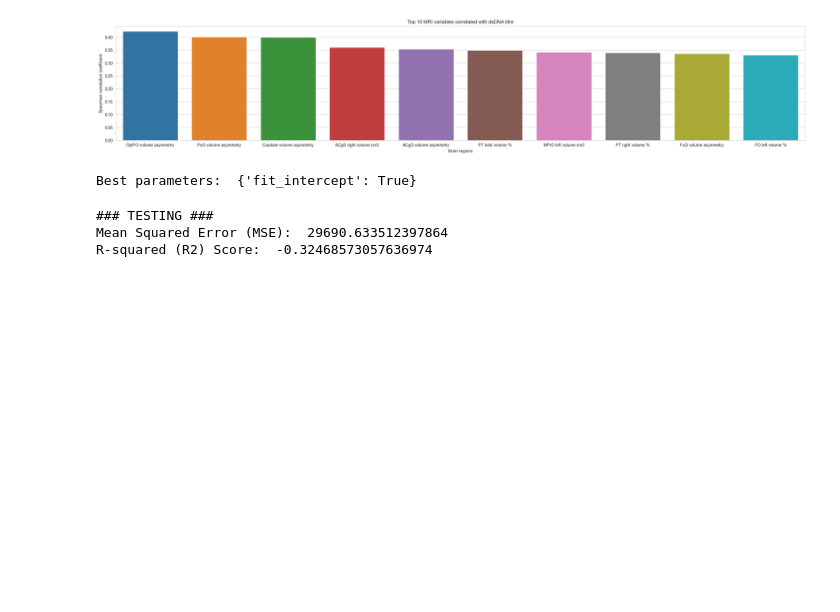
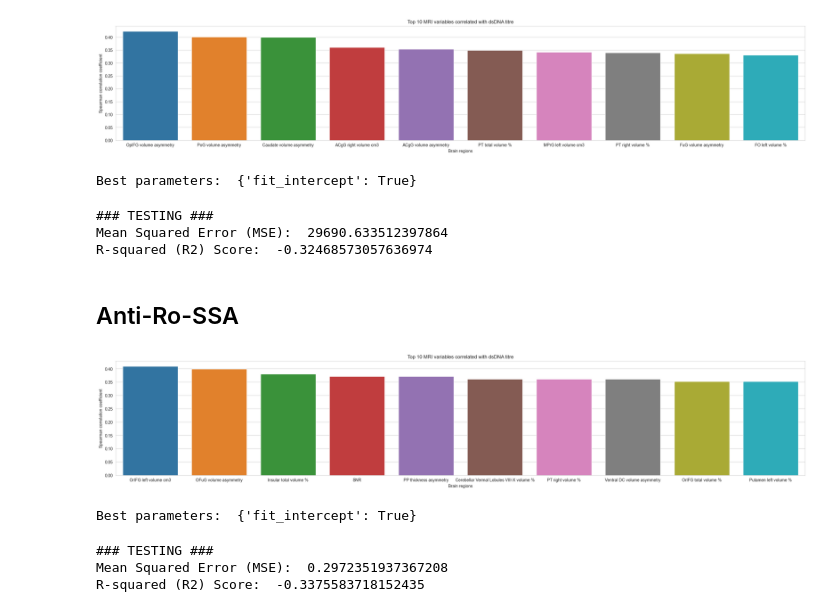
Before and after one commit to Sebarz98/Neuro_Lupus, a Jupyter notebook: models/Regression_Analysis.ipynb, the cells around one changed output. Drawn from its saved outputs; the diff is of its cells as text; code cells hidden in the pictures; blank space fills up the shorter version.

Commit message:
More clinical variables tested

```diff
--- a/models/Regression_Analysis.ipynb
+++ b/models/Regression_Analysis.ipynb
@@ -641,3 +637,28 @@ print("R-squared (R2) Score: ", r2)
 ### TESTING ###
 Mean Squared Error (MSE):  29690.633512397864
 R-squared (R2) Score:  -0.32468573057636974
+# %% [markdown]
+## Anti-Ro-SSA
+# %%
+# Computes feature correlation
+df_corr = df.corr(method="spearman")
+
+# Select the row of the correlation matrix corresponding to 'result'
+pearson_corr = df_corr.loc['Anti-Ro-SSA',"SNR":"PO thickness asymmetry"]
+
+# Sort the correlations in descending order
+pearson_corr = pearson_corr.sort_values(ascending=False)
+
+# Select the top 10 correlated variables
+top_10_corr = pearson_corr.iloc[1:11]
+
+# Plot the top 10 correlations using a barplot
+sns.set_style("whitegrid")
+plt.figure(figsize=(30,5))
+ax = sns.barplot(x=top_10_corr.index, y=top_10_corr.values)
+plt.title('Top 10 MRI variables correlated with dsDNA titre')
+plt.xlabel('Brain regions')
+plt.ylabel('Spearman correlation coefficient')
+plt.show()
+# %% [output]
+[figure, added]
@@ -643,0 +679,41 @@ R-squared (R2) Score:  -0.32468573057636974
+# %%
+from sklearn.model_selection import GridSearchCV
+from sklearn.linear_model import LinearRegression
+
+param_grid = {'fit_intercept': [True, False]}
+
+# Create the base model to tune
+lin_reg = LinearRegression()
+
+# Grid search of parameters, using 5-fold cross-validation
+lin_reg_grid = GridSearchCV(estimator=lin_reg, param_grid=param_grid, cv=5)
+
+# Fit the grid search model
+lin_reg_grid.fit(X_train, y_train)
+
+# Print the best parameters found
+print("Best parameters: ", lin_reg_grid.best_params_)
+# %% [output]
+Best parameters:  {'fit_intercept': True}
+# %%
+from sklearn.linear_model import LinearRegression
+from sklearn.metrics import mean_squared_error, r2_score
+
+# Initialize and train the linear regression model
+lin_reg = LinearRegression(fit_intercept=True)
+lin_reg.fit(X_train, y_train)
+
+# Evaluate the model on the testing data
+y_pred = lin_reg.predict(X_test)
+
+# Calculate evaluation metrics for the model
+mse = mean_squared_error(y_test, y_pred)
+r2 = r2_score(y_test, y_pred)
+
+print("### TESTING ###")
+print("Mean Squared Error (MSE): ", mse)
+print("R-squared (R2) Score: ", r2)
+# %% [output]
+### TESTING ###
+Mean Squared Error (MSE):  0.2972351937367208
+R-squared (R2) Score:  -0.3375583718152435
```
Also changed, not shown: parts of 2 cells of this notebook, 1 other file.
